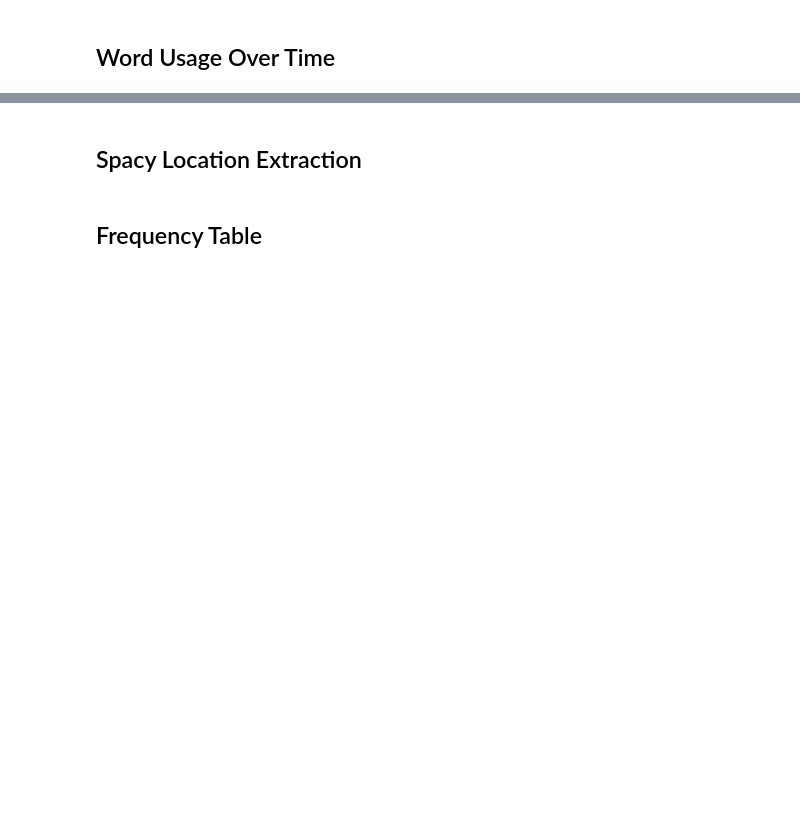
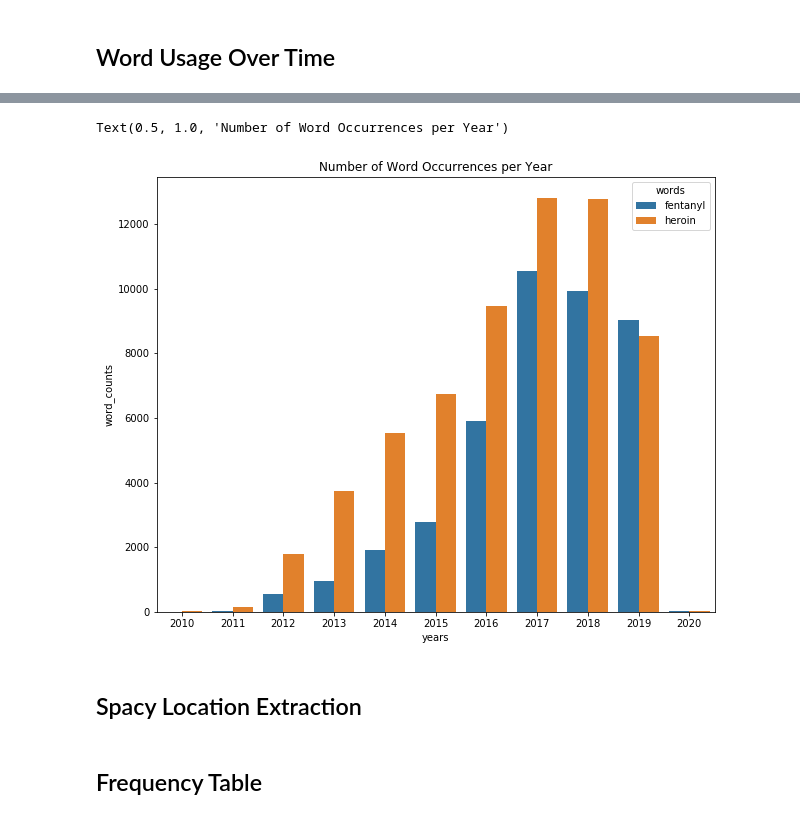
Before and after one commit to akilby/drug_pricing, a Jupyter notebook: explore.ipynb, the cells around one changed output, grey strips where cells are left out. Cells and saved outputs as stored; diff of their text form; code cells hidden in the pictures; blank space fills up the shorter version.

```diff
--- a/explore.ipynb
+++ b/explore.ipynb
@@ -25,6 +25,7 @@ sub_df = full_df.loc[full_df.is_sub == True, :]
 samp_df["year"] = samp_df.time.apply(lambda x: str(x.year))
 full_df["year"] = full_df.time.apply(lambda x: str(x.year))
 sub_df["year"] = sub_df.time.apply(lambda x: str(x.year))
+full_df["lower_text"] = full_df["text"].apply(lambda x: str(x).lower())
 # %% [markdown]
 ## Date Distributions
 # %%
@@ -119,7 +174,7 @@ def word_per_year(df: pd.DataFrame, words: List[str], user_counts: List[int]) ->
     """
     years: List[str] = list(df["year"].unique())
     check_in = lambda text: 1 if len(set(words) & set(str(text).split())) > 0 else 0
-    countw = lambda year: df.loc[df.year == year, "text"].apply(check_in).sum()
+    countw = lambda year: df.loc[df.year == year, "lower_text"].apply(check_in).sum()
     word_counts: List[int] = [countw(year) for year in years]
     wc_norm: List[float] = [w / u for w, u in zip(word_counts, user_counts)]
     return pd.DataFrame({"years": years, "word_counts": word_counts, "wc_norm": wc_norm})
@@ -149,3 +211,11 @@ Text(0.5, 1.0, 'Number of Word Occurrences per Year')
+# %%
+# plot y='word_counts' for raw counts or y='wc_norm' for norm counts
+plt.figure(figsize=(10, 8))
+ax = sns.barplot(x="years", y="word_counts", hue="words", data=drug_df)
+ax.set_title(f"Number of Word Occurrences per Year")
+# %% [output]
+Text(0.5, 1.0, 'Number of Word Occurrences per Year')
+[figure, added]
 # %% [markdown]
 ## Spacy Location Extraction
 # %%
```
Also changed, not shown: parts of 14 cells of this notebook.
